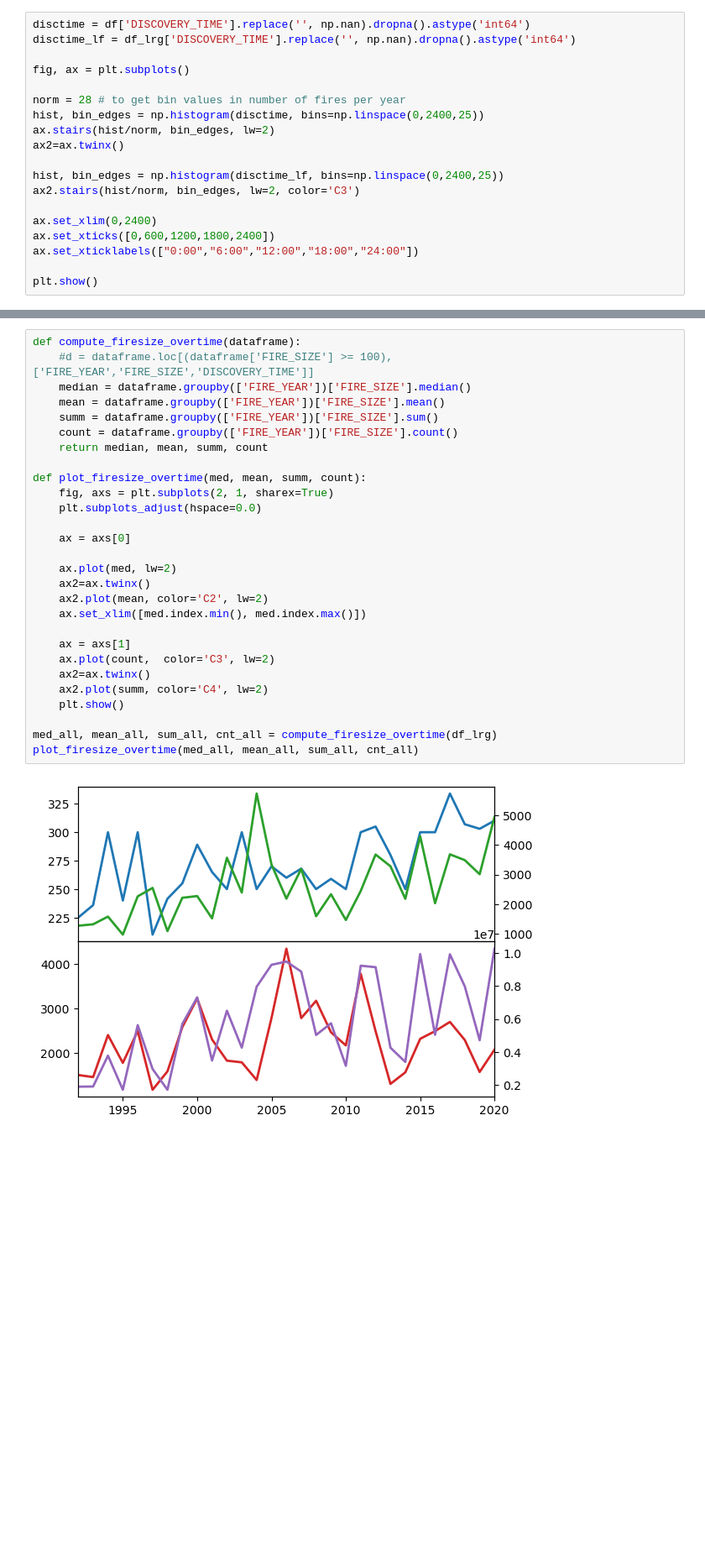
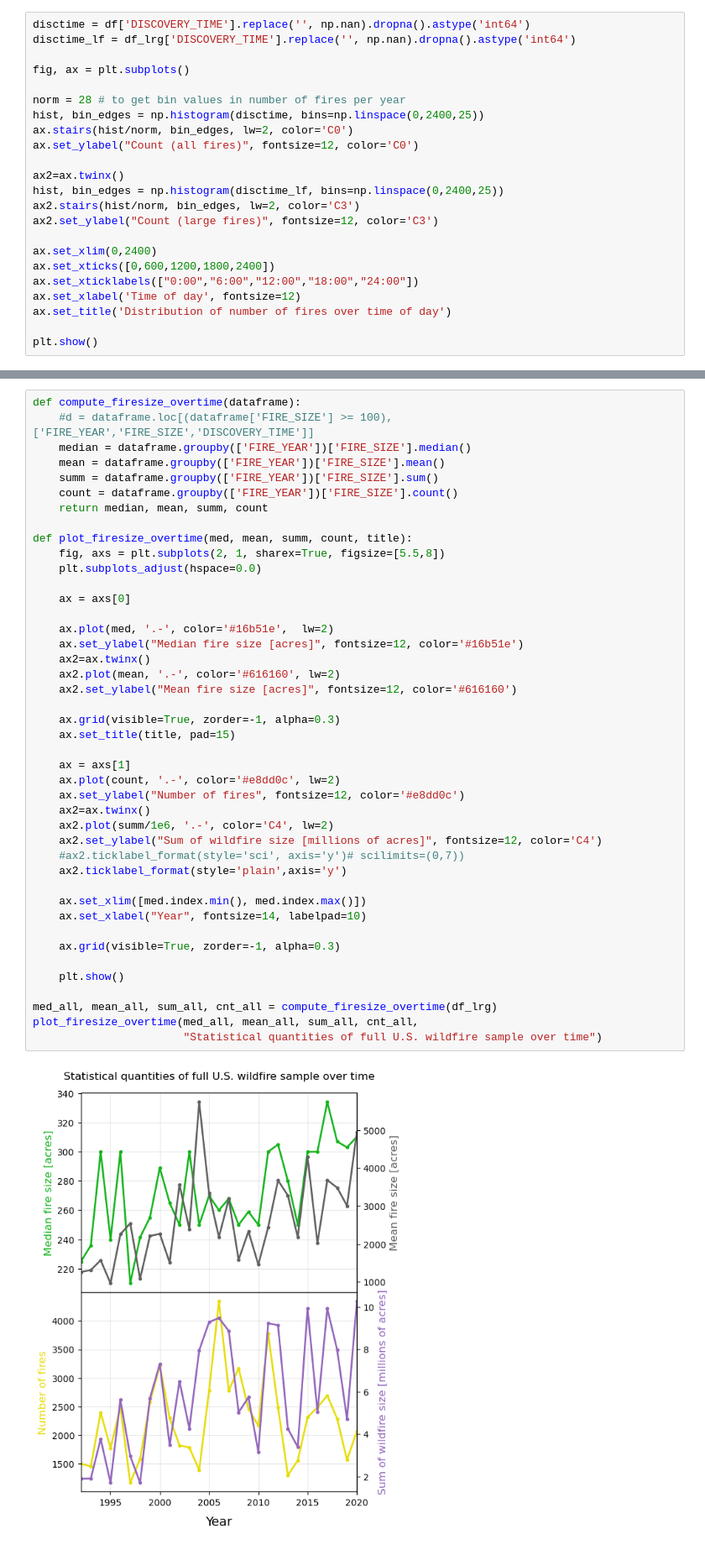
Before and after one commit to rucskajj/Data-Science-Projects, a Jupyter notebook: USWildfires00-20/US_Wildfires_Analysis.ipynb, the cells around one changed output, grey strips where cells are left out. Shown at 84% size. Drawn from its saved outputs; the diff is of its cells as text; blank space fills up the shorter version.

Commit message:
Formated plots for aesthetic purposes.

```diff
--- a/USWildfires00-20/US_Wildfires_Analysis.ipynb
+++ b/USWildfires00-20/US_Wildfires_Analysis.ipynb
@@ -58,15 +83,19 @@ fig, ax = plt.subplots()
 
 norm = 28 # to get bin values in number of fires per year
 hist, bin_edges = np.histogram(disctime, bins=np.linspace(0,2400,25))
-ax.stairs(hist/norm, bin_edges, lw=2)
+ax.stairs(hist/norm, bin_edges, lw=2, color='C0')
+ax.set_ylabel("Count (all fires)", fontsize=12, color='C0')
+
 ax2=ax.twinx()
-
 hist, bin_edges = np.histogram(disctime_lf, bins=np.linspace(0,2400,25))
 ax2.stairs(hist/norm, bin_edges, lw=2, color='C3')
+ax2.set_ylabel("Count (large fires)", fontsize=12, color='C3')
 
 ax.set_xlim(0,2400)
 ax.set_xticks([0,600,1200,1800,2400])
 ax.set_xticklabels(["0:00","6:00","12:00","18:00","24:00"])
+ax.set_xlabel('Time of day', fontsize=12)
+ax.set_title('Distribution of number of fires over time of day')
 
 plt.show()
 # %% [output]
@@ -91,33 +120,48 @@ Name: NWCG_GENERAL_CAUSE, dtype: int64
 # %%
 def compute_firesize_overtime(dataframe):
     #d = dataframe.loc[(dataframe['FIRE_SIZE'] >= 100), ['FIRE_YEAR','FIRE_SIZE','DISCOVERY_TIME']]
     median = dataframe.groupby(['FIRE_YEAR'])['FIRE_SIZE'].median()
     mean = dataframe.groupby(['FIRE_YEAR'])['FIRE_SIZE'].mean()
     summ = dataframe.groupby(['FIRE_YEAR'])['FIRE_SIZE'].sum()
     count = dataframe.groupby(['FIRE_YEAR'])['FIRE_SIZE'].count()
     return median, mean, summ, count
 
-def plot_firesize_overtime(med, mean, summ, count):
-    fig, axs = plt.subplots(2, 1, sharex=True)
+def plot_firesize_overtime(med, mean, summ, count, title):
+    fig, axs = plt.subplots(2, 1, sharex=True, figsize=[5.5,8])
     plt.subplots_adjust(hspace=0.0)
 
     ax = axs[0]
 
-    ax.plot(med, lw=2)
+    ax.plot(med, '.-', color='#16b51e',  lw=2)
+    ax.set_ylabel("Median fire size [acres]", fontsize=12, color='#16b51e')
     ax2=ax.twinx()
-    ax2.plot(mean, color='C2', lw=2)
-    ax.set_xlim([med.index.min(), med.index.max()])
+    ax2.plot(mean, '.-', color='#616160', lw=2)
+    ax2.set_ylabel("Mean fire size [acres]", fontsize=12, color='#616160')
+
+    ax.grid(visible=True, zorder=-1, alpha=0.3)
+    ax.set_title(title, pad=15)
 
     ax = axs[1]
-    ax.plot(count,  color='C3', lw=2)
+    ax.plot(count, '.-', color='#e8dd0c', lw=2)
+    ax.set_ylabel("Number of fires", fontsize=12, color='#e8dd0c')
     ax2=ax.twinx()
-    ax2.plot(summ, color='C4', lw=2)
+    ax2.plot(summ/1e6, '.-', color='C4', lw=2)
+    ax2.set_ylabel("Sum of wildfire size [millions of acres]", fontsize=12, color='C4')
+    #ax2.ticklabel_format(style='sci', axis='y')# scilimits=(0,7))
+    ax2.ticklabel_format(style='plain',axis='y')
+
+    ax.set_xlim([med.index.min(), med.index.max()])
+    ax.set_xlabel("Year", fontsize=14, labelpad=10)
+
+    ax.grid(visible=True, zorder=-1, alpha=0.3)
+
     plt.show()
 
 med_all, mean_all, sum_all, cnt_all = compute_firesize_overtime(df_lrg)
-plot_firesize_overtime(med_all, mean_all, sum_all, cnt_all)
+plot_firesize_overtime(med_all, mean_all, sum_all, cnt_all,
+                       "Statistical quantities of full U.S. wildfire sample over time")
 # %% [output]
-[figure, old version]
+[figure, new version]
 # %%
 fig, ax = plt.subplots()
 
```
Also changed, not shown: parts of 8 cells of this notebook.
